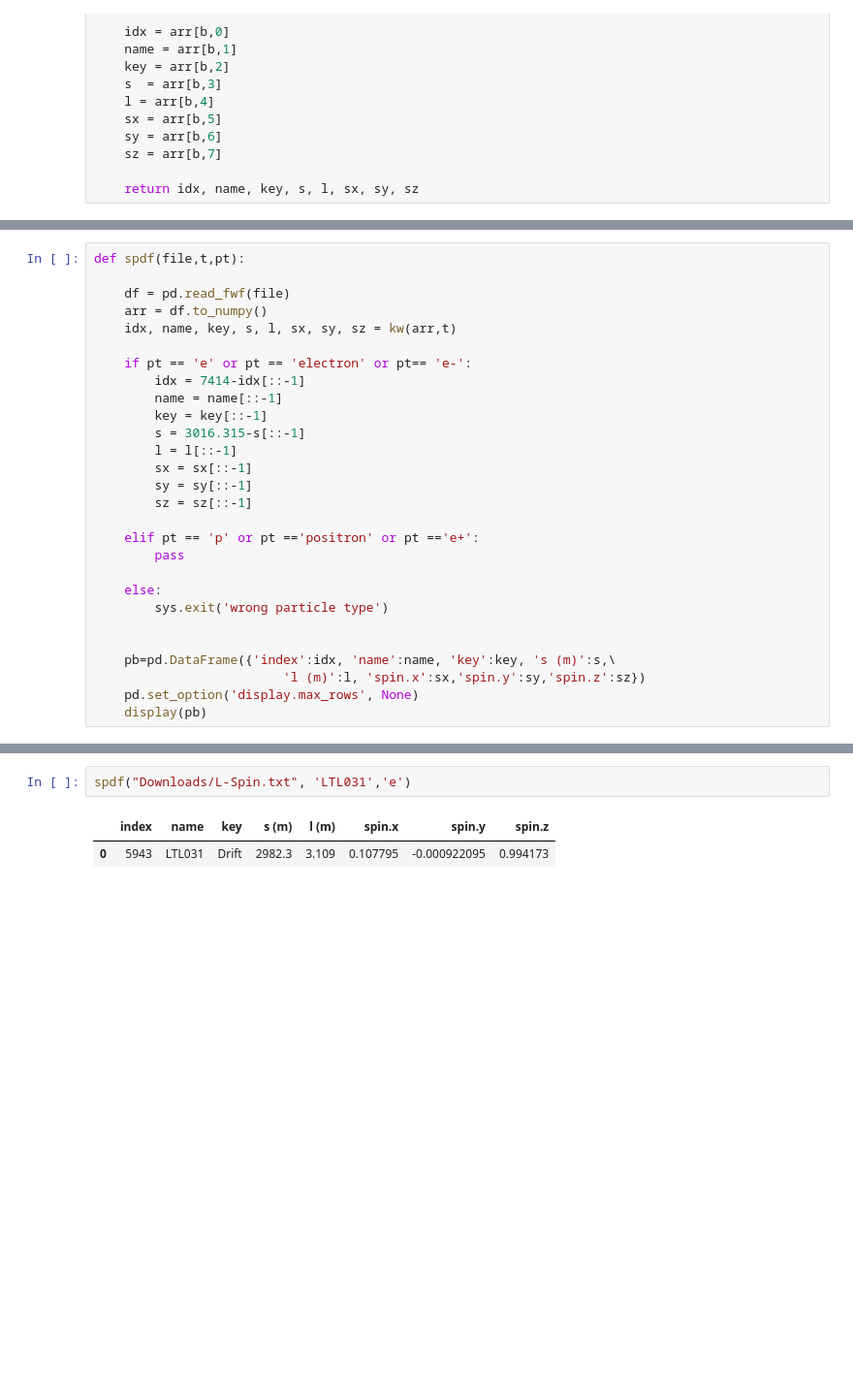
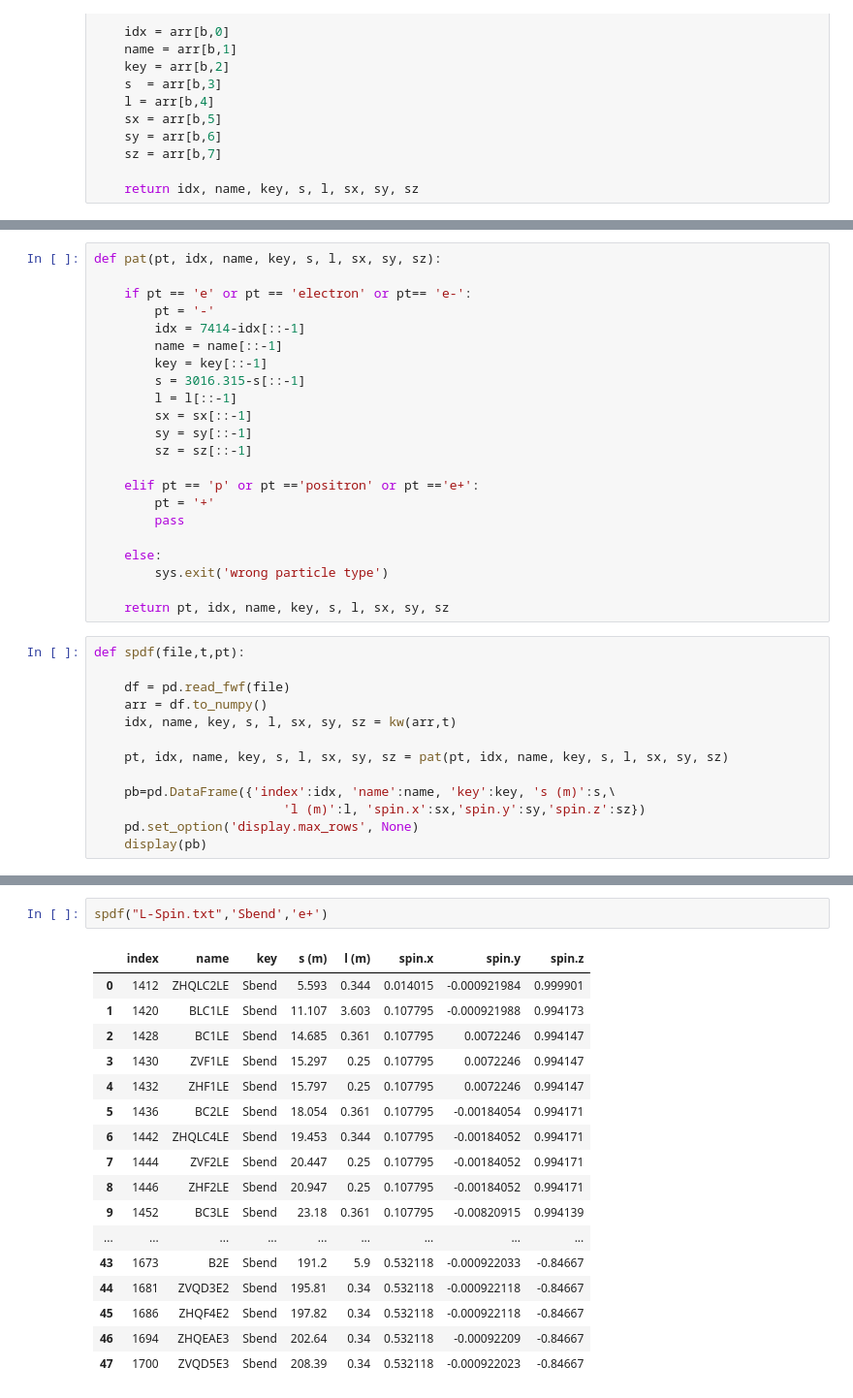
Before and after one commit to LordHao/UVIC-PHYS, a Jupyter notebook: rot-spin.ipynb, the cells around one changed output, grey strips where cells are left out. Shown at 97% size. Cells and saved outputs as stored; diff of their text form; blank space fills up the shorter version.

```diff
--- a/rot-spin.ipynb
+++ b/rot-spin.ipynb
@@ -103,11 +129,8 @@ def kw(arr,t):
 # %%
-def spdf(file,t,pt):
-
-    df = pd.read_fwf(file)
-    arr = df.to_numpy()
-    idx, name, key, s, l, sx, sy, sz = kw(arr,t)
+def pat(pt, idx, name, key, s, l, sx, sy, sz):
 
     if pt == 'e' or pt == 'electron' or pt== 'e-':
+        pt = '-'
         idx = 7414-idx[::-1]
         name = name[::-1]
         key = key[::-1]
@@ -118,15 +141,25 @@ def spdf(file,t,pt):
         sz = sz[::-1]
 
     elif pt == 'p' or pt =='positron' or pt =='e+':
+        pt = '+'
         pass
 
     else:
         sys.exit('wrong particle type')
 
-
-    pb=pd.DataFrame({'index':idx, 'name':name, 'key':key, 's (m)':s,\
-                         'l (m)':l, 'spin.x':sx,'spin.y':sy,'spin.z':sz})
-    pd.set_option('display.max_rows', None)
-    display(pb)
+    return pt, idx, name, key, s, l, sx, sy, sz
+# %%
+def spdf(file,t,pt):
+
+    df = pd.read_fwf(file)
+    arr = df.to_numpy()
+    idx, name, key, s, l, sx, sy, sz = kw(arr,t)
+
+    pt, idx, name, key, s, l, sx, sy, sz = pat(pt, idx, name, key, s, l, sx, sy, sz)
+
+    pb=pd.DataFrame({'index':idx, 'name':name, 'key':key, 's (m)':s,\
+                         'l (m)':l, 'spin.x':sx,'spin.y':sy,'spin.z':sz})
+    pd.set_option('display.max_rows', None)
+    display(pb)
 # %%
 def sp(file,t,pt):
@@ -162,8 +186,23 @@ def sp(file,t,pt):
     legend(loc='best')
     show()
 # %%
-spdf("Downloads/L-Spin.txt", 'LTL031','e')
+spdf("L-Spin.txt",'Sbend','e+')
 # %% [output]
 |  | index | name | key | s (m) | l (m) | spin.x | spin.y | spin.z |
-| 0 | 5943 | LTL031 | Drift | 2982.3 | 3.109 | 0.107795 | -0.000922095 | 0.994173 |
+| 0 | 1412 | ZHQLC2LE | Sbend | 5.593 | 0.344 | 0.014015 | -0.000921984 | 0.999901 |
+| 1 | 1420 | BLC1LE | Sbend | 11.107 | 3.603 | 0.107795 | -0.000921988 | 0.994173 |
+| 2 | 1428 | BC1LE | Sbend | 14.685 | 0.361 | 0.107795 | 0.0072246 | 0.994147 |
+| 3 | 1430 | ZVF1LE | Sbend | 15.297 | 0.25 | 0.107795 | 0.0072246 | 0.994147 |
+| 4 | 1432 | ZHF1LE | Sbend | 15.797 | 0.25 | 0.107795 | 0.0072246 | 0.994147 |
+| 5 | 1436 | BC2LE | Sbend | 18.054 | 0.361 | 0.107795 | -0.00184054 | 0.994171 |
+| 6 | 1442 | ZHQLC4LE | Sbend | 19.453 | 0.344 | 0.107795 | -0.00184052 | 0.994171 |
+| 7 | 1444 | ZVF2LE | Sbend | 20.447 | 0.25 | 0.107795 | -0.00184052 | 0.994171 |
+| 8 | 1446 | ZHF2LE | Sbend | 20.947 | 0.25 | 0.107795 | -0.00184052 | 0.994171 |
+| 9 | 1452 | BC3LE | Sbend | 23.18 | 0.361 | 0.107795 | -0.00820915 | 0.994139 |
+| ... | ... | ... | ... | ... | ... | ... | ... | ... |
+| 43 | 1673 | B2E | Sbend | 191.2 | 5.9 | 0.532118 | -0.000922033 | -0.84667 |
+| 44 | 1681 | ZVQD3E2 | Sbend | 195.81 | 0.34 | 0.532118 | -0.000922118 | -0.84667 |
+| 45 | 1686 | ZHQF4E2 | Sbend | 197.82 | 0.34 | 0.532118 | -0.000922118 | -0.84667 |
+| 46 | 1694 | ZHQEAE3 | Sbend | 202.64 | 0.34 | 0.532118 | -0.00092209 | -0.84667 |
+| 47 | 1700 | ZVQD5E3 | Sbend | 208.39 | 0.34 | 0.532118 | -0.000922023 | -0.84667 |
 # %%
```
Also changed, not shown: parts of 11 cells of this notebook.
